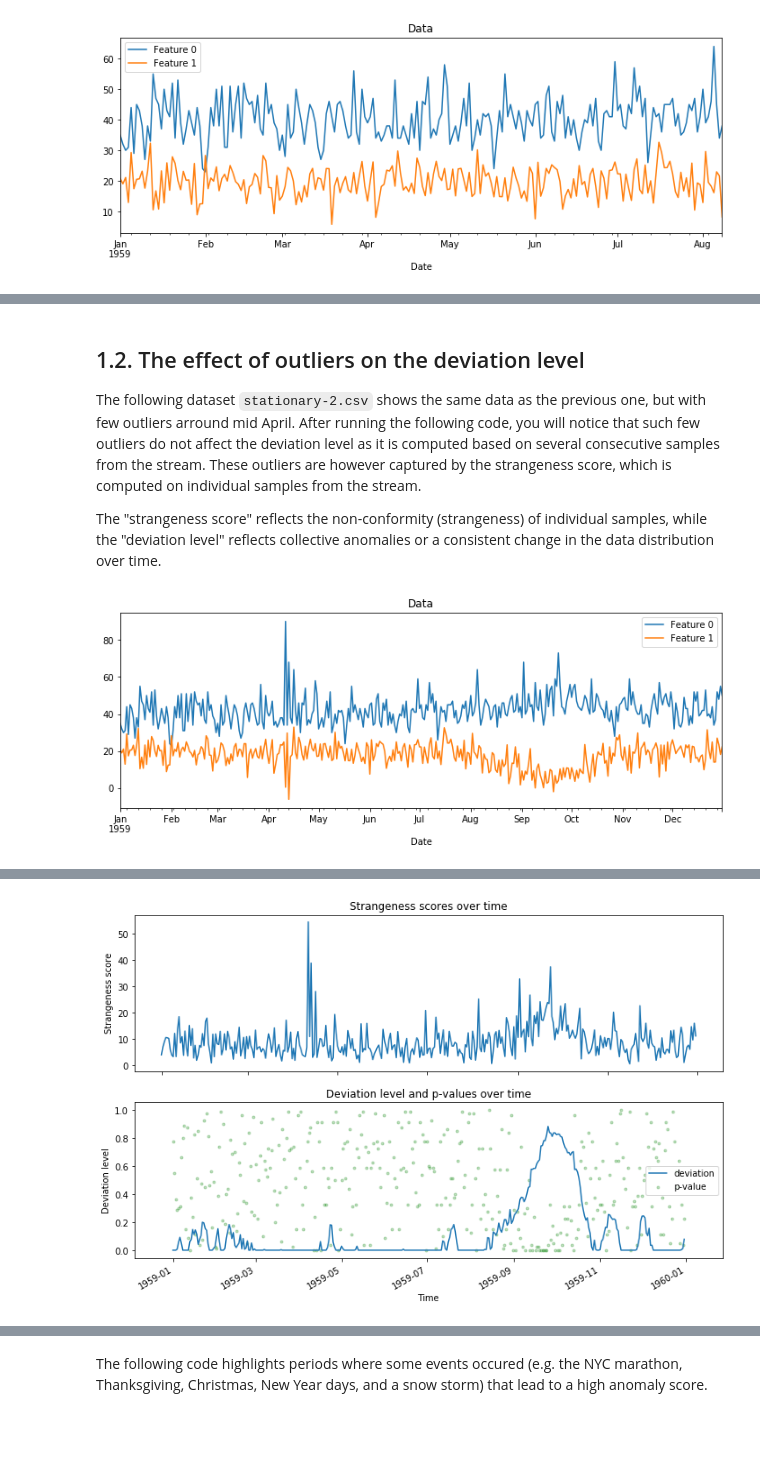
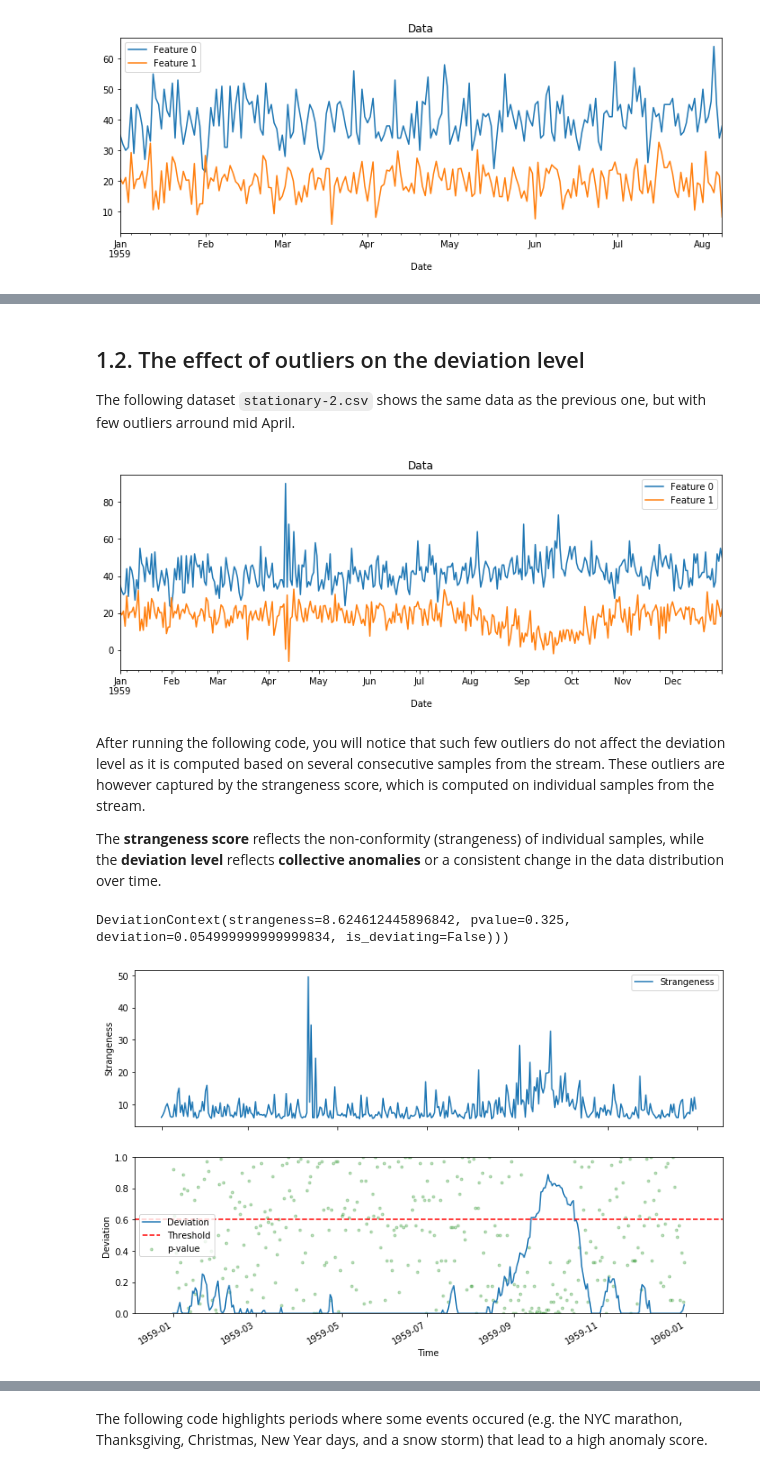
Before and after one commit to caisr-hh/group-anomaly-detection, a Jupyter notebook: examples/notebooks/examples.ipynb, the cells around one changed output, grey strips where cells are left out. Saved outputs shown, nothing was run; the diff lists cells and outputs as text; code cells hidden in the pictures; blank space fills up the shorter version.

```diff
--- a/examples/notebooks/examples.ipynb
+++ b/examples/notebooks/examples.ipynb
@@ -58,23 +85,17 @@ where $w$ is referred to as `w_martingale` is the code. This deviation level $M_
 The usage of the `IndividualAnomalyInductive` model is illustrated in the following code. After running the code, you will see that the deviation level is always low (close to 0) as long as the data continues to come from the same distribution as `X_fit`.
 # %%
 # Create a model using IndividualAnomalyInductive
-model = IndividualAnomalyInductive(
-            w_martingale = 15,          # Window size for computing the deviation level
-            non_conformity = "median",  # Strangeness measure: "median" or "knn"
-            k = 20                      # Used if non_conformity is "knn"
-)
-
+model = IndividualAnomalyInductive(non_conformity = "knn", k = 20)
 
 # Fit the model to a fixed subset of the data
 X_fit = df0.head(n = 80).values
 model.fit(X_fit)
 
-
 # At each time step t, a data-point x comes from the stream
 for t, x in zip(df0.index, df0.values):
     info = model.predict(t, x)
-    print("Time: {} ==> strangeness: {}, deviation: {}" .format(t, info.strangeness, info.deviation), end="\r", flush=True)
+    print(info, end="\r", flush=True)
 
 # Plot strangeness and deviation level over time
-model.plot_deviations(figsize=(12, 8))
+model.plot_deviations(figsize=(12, 8), plots=["strangeness", "deviation", "pvalue", "threshold"])
 # %% [output]
@@ -86,14 +115,10 @@ In the following dataset `stationary-1.csv`, a period of time (after August) is
 # %%
-df1 = pd.read_csv('data/stationary-1.csv', header=0, index_col=0, parse_dates=True)
-df1.plot(figsize=(12, 4), title="Data")
-plt.show()
-
-model = IndividualAnomalyInductive(w_martingale = 15, non_conformity = "median", k = 20)
+model = IndividualAnomalyInductive(non_conformity = "knn", k = 20)
 model.fit(X_fit)
 
 for t, x in zip(df1.index, df1.values):
     info = model.predict(t, x)
-    print("Time: {} ==> strangeness: {}, deviation: {}" .format(t, info.strangeness, info.deviation), end="\r", flush=True)
+    print(info, end="\r", flush=True)
 
-model.plot_deviations(figsize=(12, 8))
+model.plot_deviations(figsize=(12, 8), plots=["strangeness", "deviation", "pvalue", "threshold"])
 # %% [output]
@@ -103,20 +137,25 @@ Time: 1959-12-31 00:00:00 ==> strangeness: 11.248604923983171, deviation: 0.0783
+# %% [markdown]
+## 1.2. The effect of outliers on the deviation level
+The following dataset `stationary-2.csv` shows the same data as the previous one, but with few outliers arround mid April.
+# %%
+df2 = pd.read_csv('data/stationary-2.csv', header=0, index_col=0, parse_dates=True)
+df2.plot(figsize=(12, 4), title="Data")
+plt.show()
+# %% [output]
+[figure, added]
 # %% [markdown]
-## 1.2. The effect of outliers on the deviation level
-The following dataset `stationary-2.csv` shows the same data as the previous one, but with few outliers arround mid April. After running the following code, you will notice that such few outliers do not affect the deviation level as it is computed based on several consecutive samples from the stream. These outliers are however captured by the strangeness score, which is computed on individual samples from the stream.
+After running the following code, you will notice that such few outliers do not affect the deviation level as it is computed based on several consecutive samples from the stream. These outliers are however captured by the strangeness score, which is computed on individual samples from the stream.
 
-The "strangeness score" reflects the non-conformity (strangeness) of individual samples, while the "deviation level" reflects collective anomalies or a consistent change in the data distribution over time.
+The **strangeness score** reflects the non-conformity (strangeness) of individual samples, while the **deviation level** reflects **collective anomalies** or a consistent change in the data distribution over time.
 # %%
-df2 = pd.read_csv('data/stationary-2.csv', header=0, index_col=0, parse_dates=True)
-df2.plot(figsize=(12, 4), title="Data")
-plt.show()
-
-model = IndividualAnomalyInductive(w_martingale = 15, non_conformity = "median", k = 50)
+model = IndividualAnomalyInductive(non_conformity = "knn", k = 50)
 model.fit(X_fit)
 
 for t, x in zip(df2.index, df2.values):
     info = model.predict(t, x)
-    print("Time: {} ==> strangeness: {}, deviation: {}" .format(t, info.strangeness, info.deviation), end="\r", flush=True)
+    print(info, end="\r", flush=True)
 
-model.plot_deviations(figsize=(12, 8))
+model.plot_deviations(figsize=(12, 8), plots=["strangeness", "deviation", "pvalue", "threshold"])
 # %% [output]
+DeviationContext(strangeness=8.624612445896842, pvalue=0.325, deviation=0.054999999999999834, is_deviating=False)))
-[figure, old version]
+[figure, new version]
@@ -124,4 +162,3 @@ Time: 1959-12-31 00:00:00 ==> strangeness: 11.248604923983171, deviation: 0.0783
-[figure, removed]
 # %% [markdown]
 <a id='section2'></a>
 # 2. Non-stationary streaming data with seasonality / periodicity
```
Also changed, not shown: parts of 70 cells of this notebook, 8 other files.
